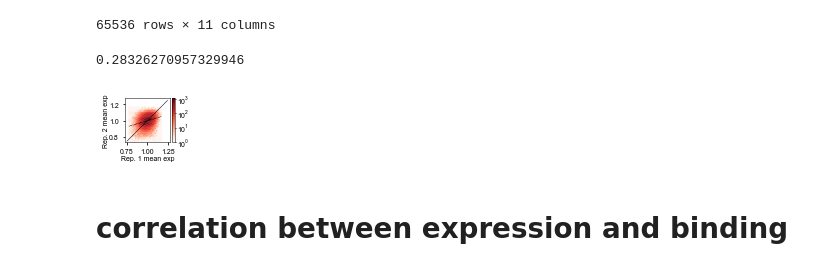
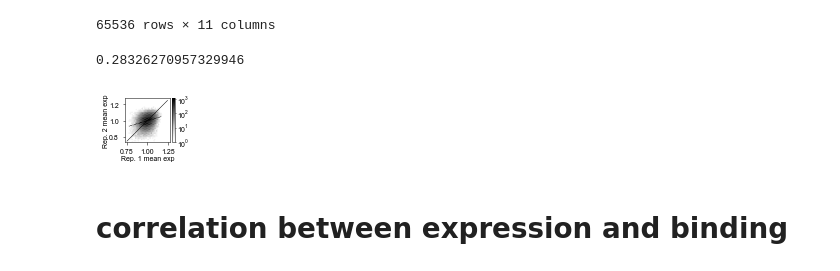
Before and after one commit to Ctharp17/CH65-comblib, a Jupyter notebook: Figures/Expression_figures/Expression_figures.ipynb, the cells around one changed output. Saved outputs shown, nothing was run; the diff lists cells and outputs as text; code cells hidden in the pictures.

```diff
--- a/Figures/Expression_figures/Expression_figures.ipynb
+++ b/Figures/Expression_figures/Expression_figures.ipynb
@@ -81,33 +81,33 @@ CH65_expression
 # %%
 #CH65
 from matplotlib.ticker import FixedLocator, FixedFormatter
 from numpy import polyfit
 plt.rcParams['font.sans-serif'] = "Arial"
 plt.rcParams['font.family'] = "sans-serif"
 plt.rcParams['axes.linewidth'] = 0.5
 flierprops = dict(marker='o', markersize=2)
 fig, ax = plt.subplots(figsize=(1,0.8))
 from scipy.stats import pearsonr
 plotting = CH65_expression[['exp_repd_norm', 'exp_repe_norm']].copy()
 plotting.dropna(inplace=True)
-hb=plt.hexbin(plotting['exp_repd_norm'], plotting['exp_repe_norm'],cmap='Reds',bins='log',linewidths=0.2,gridsize=25)
+hb=plt.hexbin(plotting['exp_repd_norm'], plotting['exp_repe_norm'],cmap='Greys',bins='log',linewidths=0.2,gridsize=25)
 plt.xlabel("Rep. 1 mean exp",fontsize=7,labelpad=1)
 plt.ylabel("Rep. 2 mean exp",fontsize=7,labelpad=0)
 plt.tick_params(labelsize=7,length=2.5)
 x = plotting['exp_repd_norm']
 y = plotting['exp_repe_norm']
 cb = fig.colorbar(hb, ax=ax,ticks=[1,10,100,1000],orientation='vertical',pad=0.05)
 cb.ax.tick_params(labelsize=7,pad=1,size=1)
 xs = np.array([0.75,1.25])
 plt.plot(xs, xs, 'k-',linewidth=0.5)
 corr, _ = pearsonr(plotting['exp_repd_norm'], plotting['exp_repe_norm'])
 m, b = np.polyfit(plotting['exp_repd_norm'], plotting['exp_repe_norm'], 1)
 plt.plot(x, m*x + b,'k:',zorder=10000,c='black',linewidth=0.5)
 print(corr)
 plt.savefig('images/CH65_expcorr.png',transparent=True, dpi=600,bbox_inches='tight')
 # %% [output]
 0.28326270957329946
-[figure, old version]
+[figure, new version]
 # %% [markdown]
 # correlation between expression and binding
 # %%
```
Also changed, not shown: parts of 17 cells of this notebook, 44 other files.
